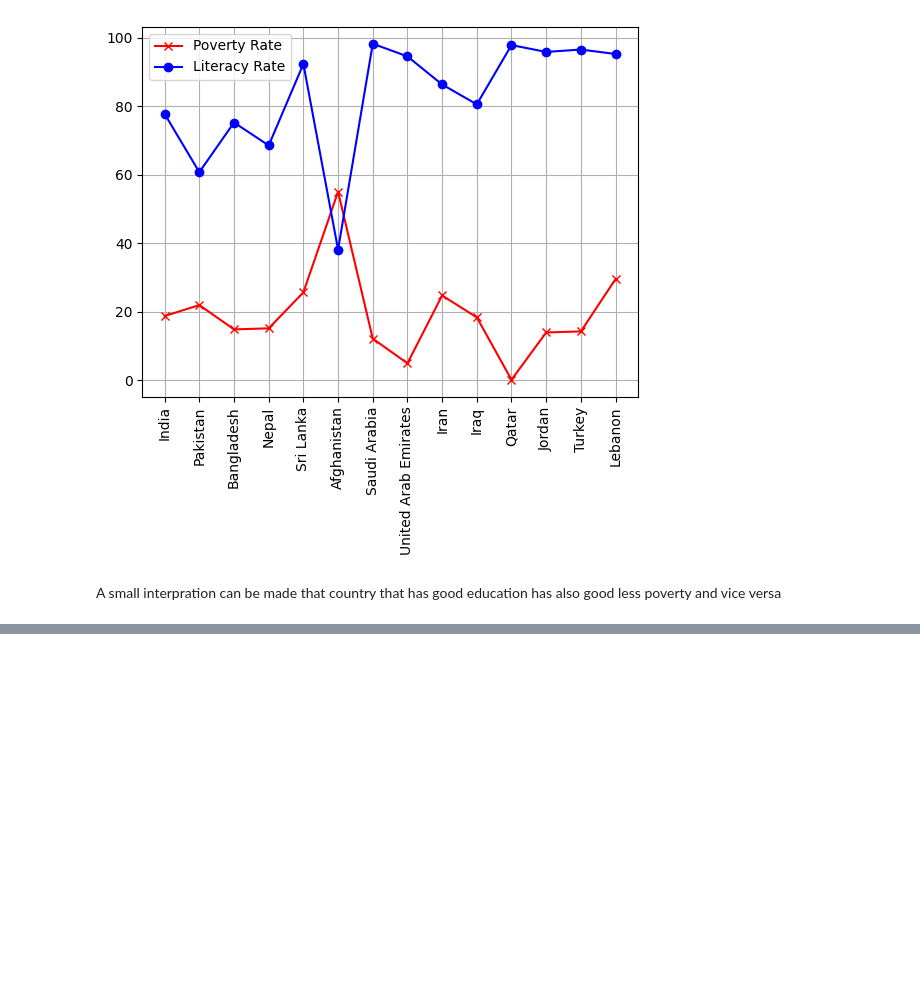
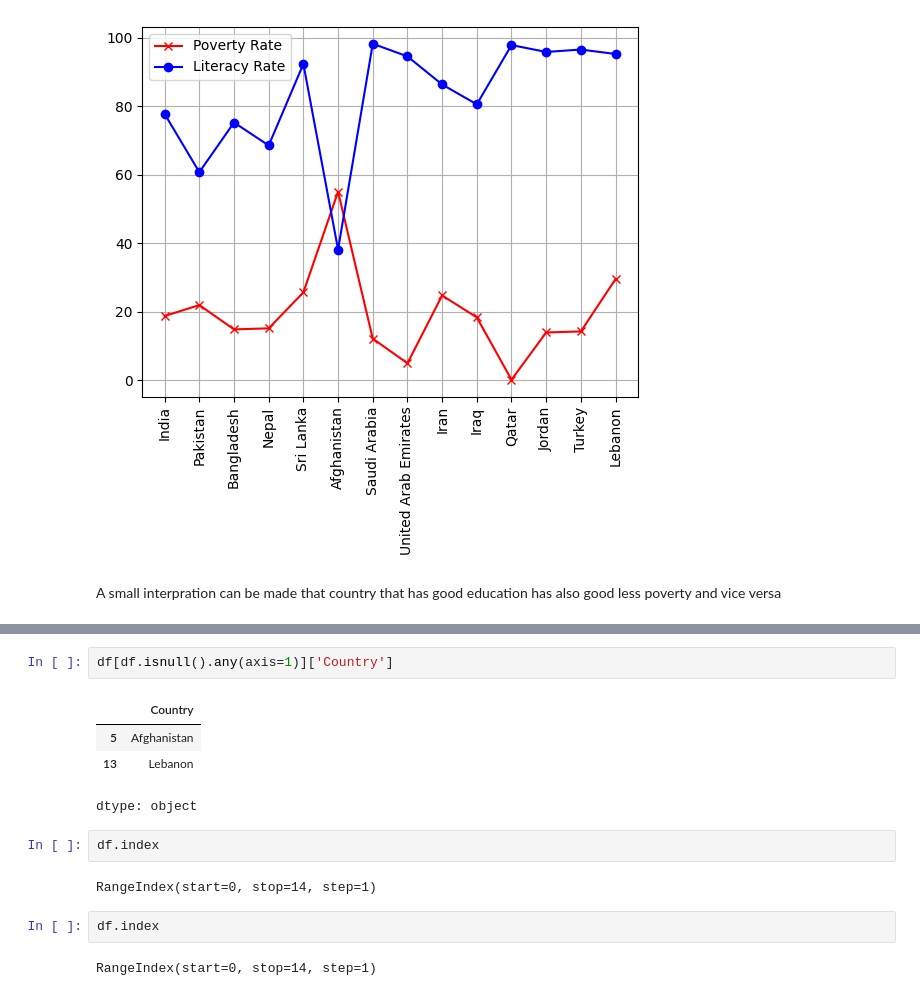
Before and after one commit to bdipesh3045/356-Days-Of-Data-Science, a Jupyter notebook: EDA_practise.ipynb, the cells around one changed output, grey strips where cells are left out. Drawn from its saved outputs; the diff is of its cells as text; blank space fills up the shorter version.

```diff
--- a/EDA_practise.ipynb
+++ b/EDA_practise.ipynb
@@ -87,0 +124,15 @@ A small interpration can be made that country that has good education has also g
+# %%
+df[df.isnull().any(axis=1)]['Country']
+# %% [output]
+|  | Country |
+| 5 | Afghanistan |
+| 13 | Lebanon |
+dtype: object
+# %%
+df.index
+# %% [output]
+RangeIndex(start=0, stop=14, step=1)
+# %%
+df.index
+# %% [output]
+RangeIndex(start=0, stop=14, step=1)
```
Also changed, not shown: parts of 4 cells of this notebook.
